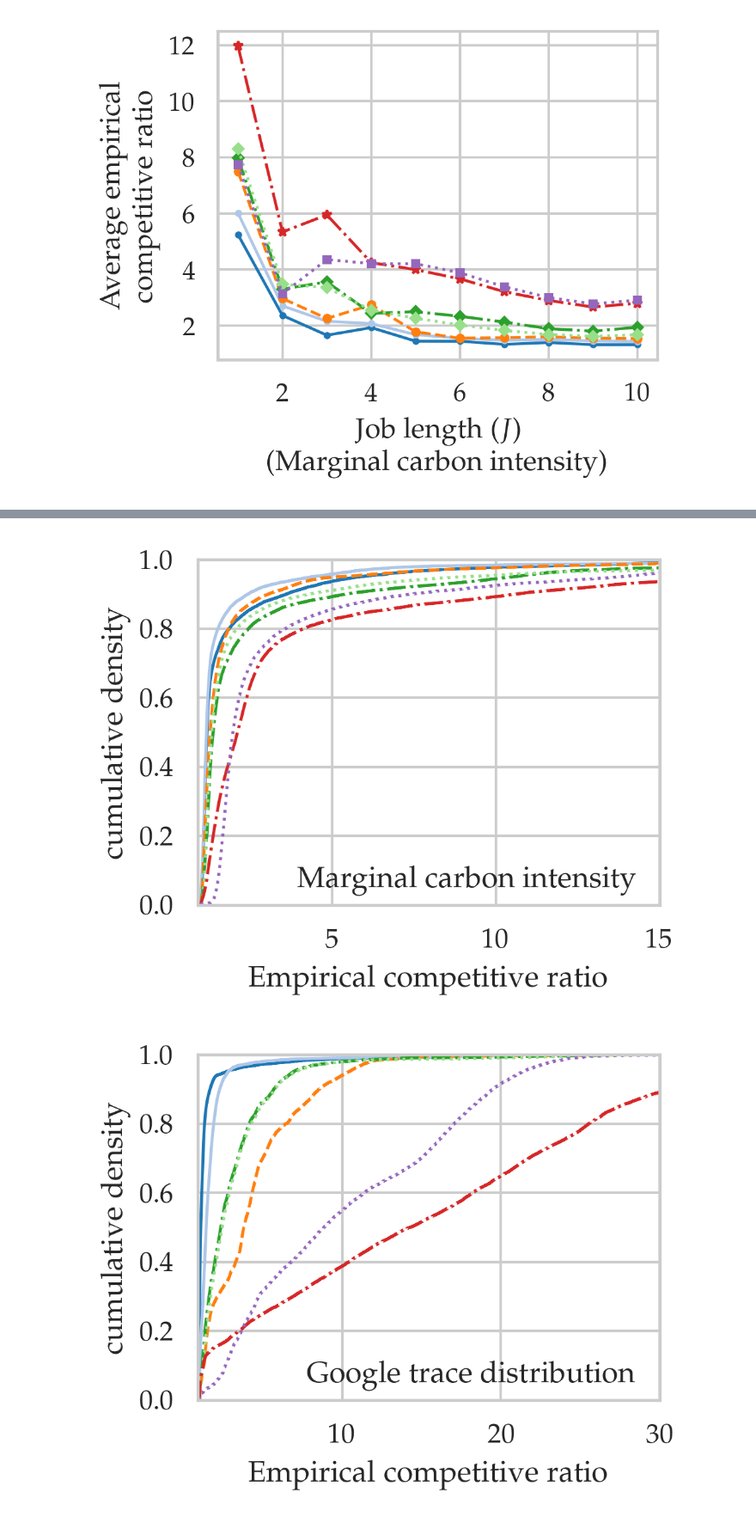
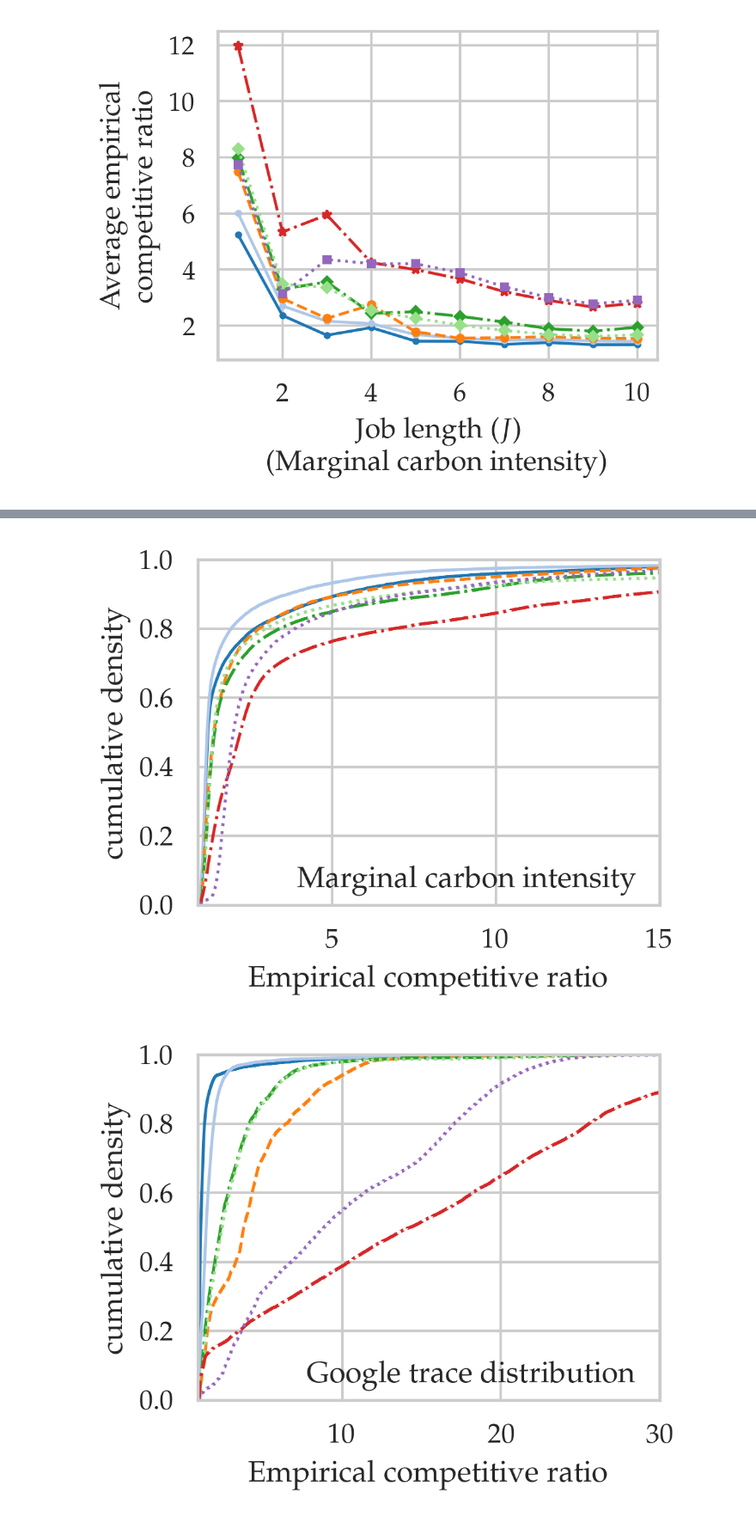
Before and after one commit to umassos/caslb-experiments, a Jupyter notebook: plotting.ipynb, the cells around one changed output, grey strips where cells are left out. Shown at 86% size. Cells and saved outputs as stored; diff of their text form; code cells hidden in the pictures.

```diff
--- a/plotting.ipynb
+++ b/plotting.ipynb
@@ -52,6 +52,9 @@ for gb in gbs:
         with open("gb/gb_results{}.pickle".format(int(gb)), "rb") as f:
             result = pickle.load(f)
             results[("GB", gb)] = result
+        with open("marginal/marginal_gb_results{}.pickle".format(int(gb)), "rb") as f:
+            result = pickle.load(f)
+            results[("marginal_gb", gb)] = result
     except:
         print("nothing here")
 for length in lengths:
@@ -73,9 +76,6 @@ for xi in xis:
         with open("xi/xi_results{}.pickle".format(xi*100), "rb") as f:
             result = pickle.load(f)
             results[("xi", xi)] = result
-        with open("xi_carbon/xi_carbon_results{}.pickle".format(xi*100), "rb") as f:
-            result = pickle.load(f)
-            results[("xi_carbon", xi)] = result
     except:
         print("nothing here")
 for energy in energys:
@@ -113,15 +113,15 @@ for marginal in marginals:
             results[("marginal", marginal)] = result
     except:
         print("nothing here")
-try:
-    with open("google_length/google_length_results1.pickle", "rb") as f:
-        result = pickle.load(f)
-        results[("google_length", 1)] = result
-    with open("google_length/google_length_results2.pickle", "rb") as f:
-        result = pickle.load(f)
-        results[("google_length", 2)] = result
-except:
-    print("nothing here")
+# try:
+#     with open("google_length/google_length_results1.pickle", "rb") as f:
+#         result = pickle.load(f)
+#         results[("google_length", 1)] = result
+#     with open("google_length/google_length_results2.pickle", "rb") as f:
+#         result = pickle.load(f)
+#         results[("google_length", 2)] = result
+# except:
+#     print("nothing here")
 # %%
 # style.use('seaborn-v0_8-paper')
 sns.set_palette("tab20")
@@ -136,6 +136,13 @@ agnostics = np.array([])
 constThresholds = np.array([])
 clip0s = np.array([])
 clip2s = np.array([])
+total_cost_pcms = np.array([])
+total_cost_greedys = np.array([])
+total_cost_delayGreedys = np.array([])
+total_cost_agnostics = np.array([])
+total_cost_constThresholds = np.array([])
+total_cost_clip0s = np.array([])
+total_cost_clip2s = np.array([])
 for key in results.keys():
     if key[0] in ["xi", "xi_carbon", "energy", "marginal"]:
         continue
@@ -155,6 +162,14 @@ for key in results.keys():
     constThresholds = np.append(constThresholds, (np.array(cost_constThresholds) / np.array(cost_opts)))
     clip0s = np.append(clip0s, (np.array(cost_clip0s) / np.array(cost_opts)))
     clip2s = np.append(clip2s, (np.array(cost_clip2s) / np.array(cost_opts)))
+
+    total_cost_pcms = np.append(total_cost_pcms, np.array(cost_pcms))
+    total_cost_greedys = np.append(total_cost_greedys, np.array(cost_greedys))
+    total_cost_delayGreedys = np.append(total_cost_delayGreedys, np.array(cost_delayGreedys))
+    total_cost_agnostics = np.append(total_cost_agnostics, np.array(cost_agnostics))
+    total_cost_constThresholds = np.append(total_cost_constThresholds, np.array(cost_constThresholds))
+    total_cost_clip0s = np.append(total_cost_clip0s, np.array(cost_clip0s))
+    total_cost_clip2s = np.append(total_cost_clip2s, np.array(cost_clip2s))
 
 # if there are any competitive ratios < 1, then set them to 1
 pcms[pcms < 1] = 1
@@ -792,7 +893,7 @@ constThresholds = np.array([])
 clip0s = np.array([])
 clip2s = np.array([])
 for key in results.keys():
-    if key[0] not in ["marginal"]:
+    if key[0] not in ["marginal", "marginal_gb"]:
         continue
     cost_opts = results[key]["cost_opts"]
     cost_pcms = results[key]["cost_pcms"]
@@ -809,34 +910,34 @@ for key in results.keys():
     agnostics = np.append(agnostics, (np.array(cost_agnostics) / np.array(cost_opts)))
     constThresholds = np.append(constThresholds, (np.array(cost_constThresholds) / np.array(cost_opts)))
     clip0s = np.append(clip0s, (np.array(cost_clip0s) / np.array(cost_opts)))
     clip2s = np.append(clip2s, (np.array(cost_clip2s) / np.array(cost_opts)))
 
 # if there are any competitive ratios < 1, then set them to 1
 pcms[pcms < 1] = 1
 greedys[greedys < 1] = 1
 delayGreedys[delayGreedys < 1] = 1
 agnostics[agnostics < 1] = 1
 constThresholds[constThresholds < 1] = 1
 clip0s[clip0s < 1] = 1
 clip2s[clip2s < 1] = 1
 
 # plot the cdf of the competitive ratio
 plt.figure(figsize=(3.325, 2.5), dpi=300)
 lw = 1.2
 sns.ecdfplot(data = clip0s, color=colorDict["clip0"], label="$\\textsc{CarbonClipper}[\\varepsilon = 0.1]$", stat='proportion', linestyle='solid', markersize=6, linewidth=lw)
 sns.ecdfplot(data = clip2s, color=colorDict["clip2"], label="$\\textsc{CarbonClipper}[\\varepsilon = 2]$", stat='proportion', linestyle='solid', markersize=6, linewidth=lw)
 sns.ecdfplot(data = pcms, color=colorDict["pcm"], label="$\\textsc{PCM}$", stat='proportion', linestyle='dashed', markersize=6, linewidth=lw)
 sns.ecdfplot(data = greedys, color=colorDict["greedy"], label="greedy policy", stat='proportion', linestyle='dashdot', markersize=6, linewidth=lw)
 sns.ecdfplot(data = delayGreedys, color=colorDict["delayGreedy"], label="delayed greedy", stat='proportion', linestyle='dotted', markersize=6, linewidth=lw)
 sns.ecdfplot(data = agnostics, color=colorDict["agnostic"], label="agnostic", stat='proportion', linestyle='dashdot', markersize=6, linewidth=lw)
 sns.ecdfplot(data = constThresholds, color=colorDict["simple threshold"], label="simple threshold", stat='proportion', linestyle='dotted', markersize=6, linewidth=lw)
 plt.ylabel("cumulative density", fontsize=12)
 plt.text(0.95, 0.05, "Marginal carbon intensity", fontsize=12, transform=plt.gca().transAxes, horizontalalignment='right')
 plt.xlabel("Empirical competitive ratio", fontsize=12)
 plt.xlim(0.9, 15)
 plt.savefig("plots/cdf_marginal.pdf", bbox_inches='tight', pad_inches=0)
 # %% [output]
-[figure, old version]
+[figure, new version]
 # %%
 ######################### plotting CDF for google length
 pcms = np.array([])
```
Also changed, not shown: parts of 6 cells of this notebook, 18 other files.
